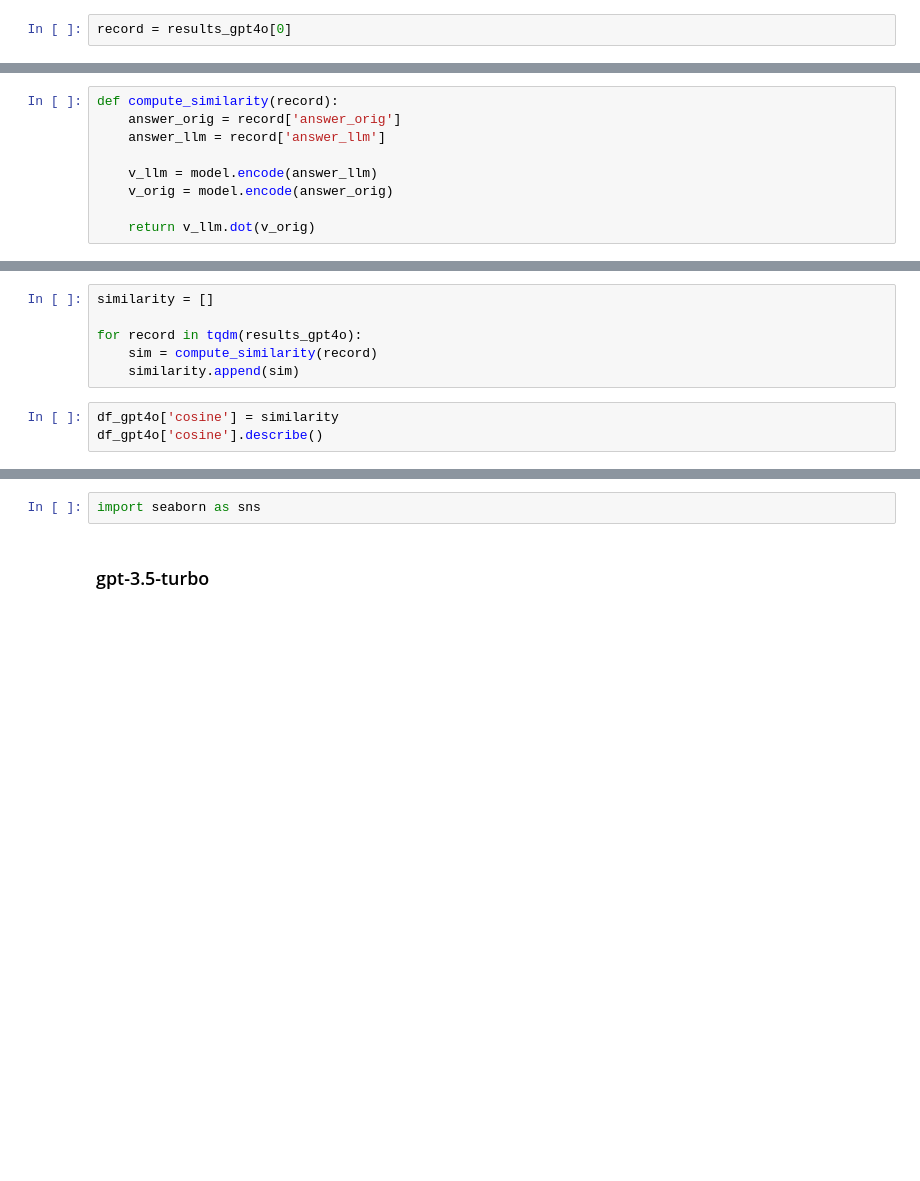
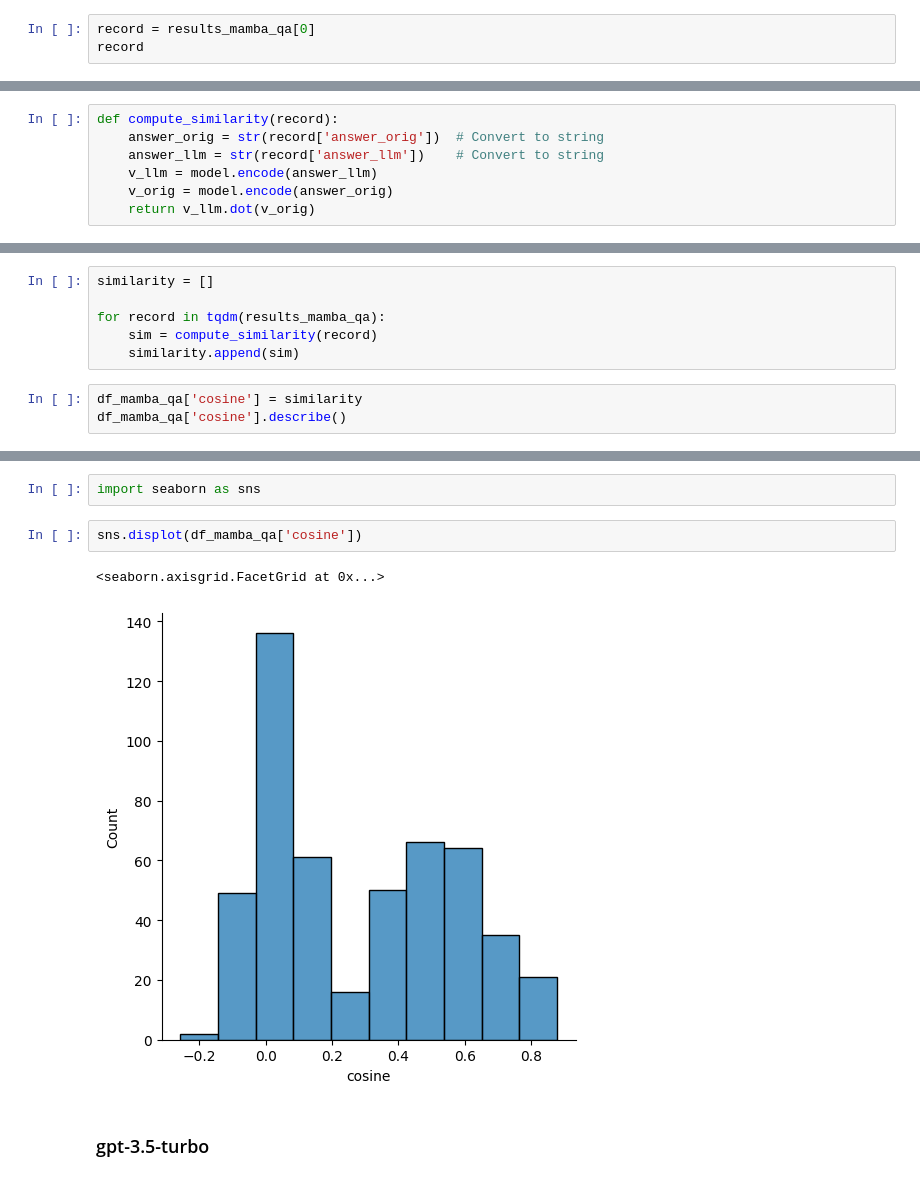
Before and after one commit to TinChung41/End-to-end-law-searching-with-RAG-Mamba, a Jupyter notebook: container_env/evaluate/offline-rag-evaluation.ipynb, the cells around one changed output, grey strips where cells are left out. Drawn from its saved outputs; the diff is of its cells as text; blank space fills up the shorter version.

Commit message:
Upload mamba  790 rag evaluation

```diff
--- a/container_env/evaluate/offline-rag-evaluation.ipynb
+++ b/container_env/evaluate/offline-rag-evaluation.ipynb
@@ -565,2 +658,3 @@ results_gpt4o = df_gpt4o.to_dict(orient='records')
 # %%
-record = results_gpt4o[0]
+record = results_mamba_qa[0]
+record
@@ -567,9 +667,7 @@ record = results_gpt4o[0]
 # %%
 def compute_similarity(record):
-    answer_orig = record['answer_orig']
-    answer_llm = record['answer_llm']
-
+    answer_orig = str(record['answer_orig'])  # Convert to string
+    answer_llm = str(record['answer_llm'])    # Convert to string
     v_llm = model.encode(answer_llm)
     v_orig = model.encode(answer_orig)
-
     return v_llm.dot(v_orig)
@@ -576,9 +678,9 @@ def compute_similarity(record):
 # %%
 similarity = []
 
-for record in tqdm(results_gpt4o):
+for record in tqdm(results_mamba_qa):
     sim = compute_similarity(record)
     similarity.append(sim)
 # %%
-df_gpt4o['cosine'] = similarity
-df_gpt4o['cosine'].describe()
+df_mamba_qa['cosine'] = similarity
+df_mamba_qa['cosine'].describe()
@@ -585,5 +697,10 @@ df_gpt4o['cosine'].describe()
 # %%
 import seaborn as sns
+# %%
+sns.displot(df_mamba_qa['cosine'])
+# %% [output]
+<seaborn.axisgrid.FacetGrid at 0x...>
+[figure, added]
 # %% [markdown]
 ### gpt-3.5-turbo
 # %%
```
Also changed, not shown: parts of 32 cells of this notebook, 3 other files.
